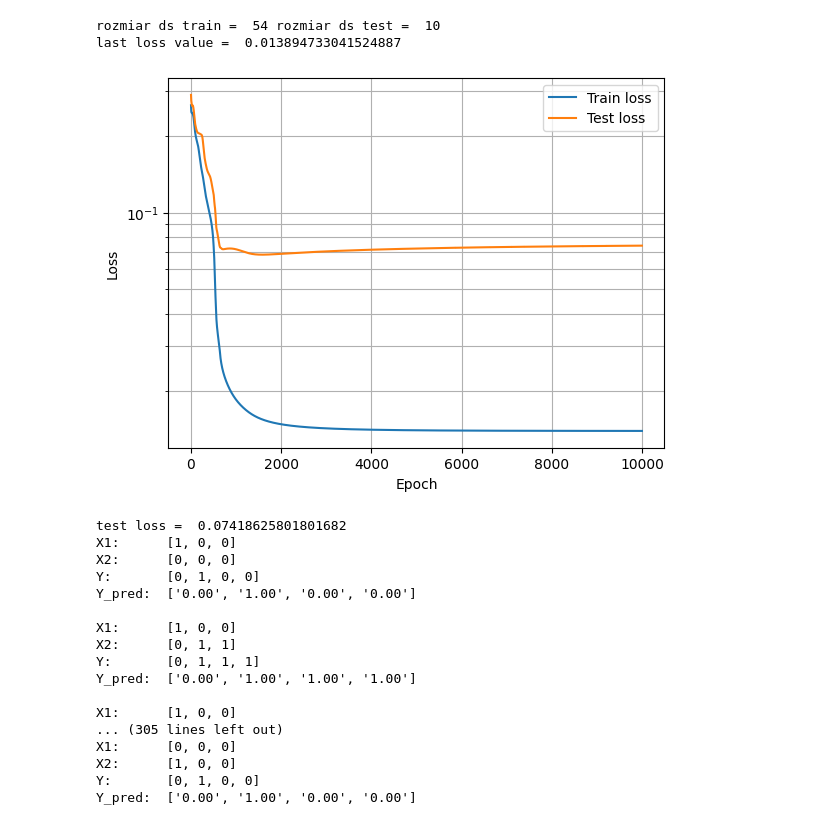
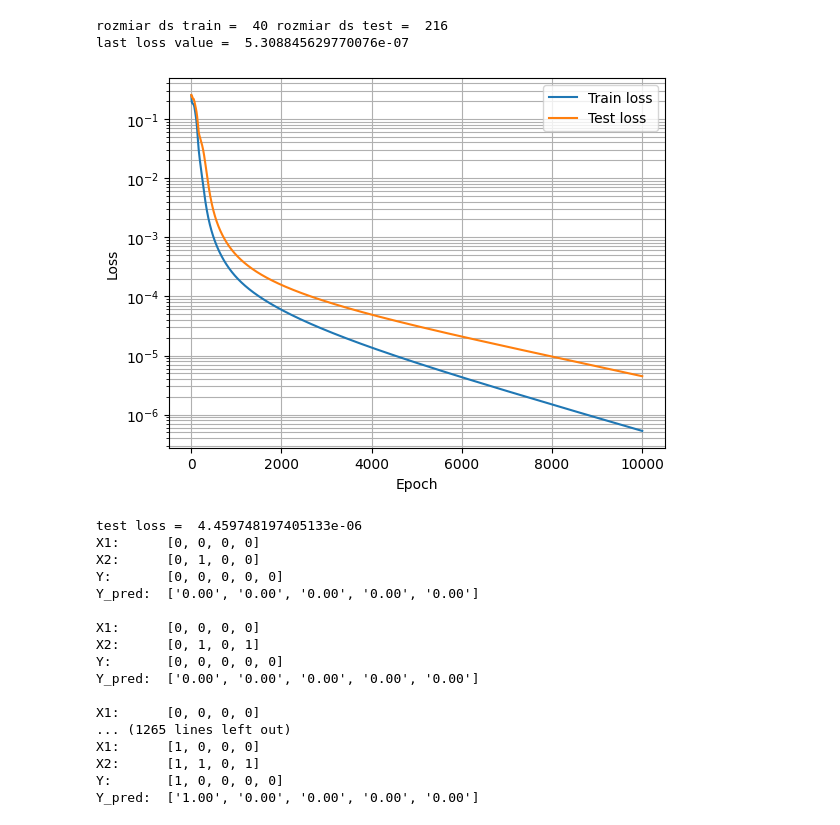
Before and after one commit to ziomek681/MLphys_2026, a Jupyter notebook: 1_Preliminary_problems_neural_network_fundamentals/Addidng.ipynb, the cells around one changed output. Drawn from its saved outputs; the diff is of its cells as text; code cells hidden in the pictures.

```diff
--- a/1_Preliminary_problems_neural_network_fundamentals/Addidng.ipynb
+++ b/1_Preliminary_problems_neural_network_fundamentals/Addidng.ipynb
@@ -194,48 +194,48 @@ def TestModel(model, X, Y):
         print(f"Y_pred:  {[f'{x:.2f}' for x in Y_pred[i].tolist()]}")
         print()
 # %%
-TrainAdding = True
+TrainAdding = False
 
-n = 3 #all input bits
+n = 4 #all input bits
 m = 2 #trained input bits
-k = 0.8 #additional elements from test ds moved to train ds
+k = 0.1 #additional elements from test ds moved to train ds
 
 X_train, Y_add_train, Y_mul_train, X_test, Y_add_test, Y_mul_test = Create_dataset(n, m, k)
 
 print("rozmiar ds train = ", len(X_train), "rozmiar ds test = ", len(X_test))
 
 # define model and learnig scheme
 model = MLP(input_size=2*n, hidden_sizes=[3*n, 3*n], output_size=n+1)
 
 # train
 Epochs = 10000
 lr = 1e-2
 if TrainAdding == True:
     loss, test_loss, model = TrainModel(Epochs, model, X_train, Y_add_train, X_test, Y_add_test, lr)
     TestModel(model, X_test, Y_add_test)
     TestModel(model, X_train, Y_add_train)
 else:
     loss, test_loss, model = TrainModel(Epochs, model, X_train, Y_mul_train, X_test, Y_mul_test, lr)
     TestModel(model, X_test, Y_mul_test)
     TestModel(model, X_train, Y_mul_train)
 # %% [output]
-rozmiar ds train =  54 rozmiar ds test =  10
-last loss value =  0.013894733041524887
+rozmiar ds train =  40 rozmiar ds test =  216
+last loss value =  5.308845629770076e-07
-[figure, old version]
+[figure, new version]
-test loss =  0.07418625801801682
-X1:      [1, 0, 0]
-X2:      [0, 0, 0]
-Y:       [0, 1, 0, 0]
-Y_pred:  ['0.00', '1.00', '0.00', '0.00']
+test loss =  4.459748197405133e-06
+X1:      [0, 0, 0, 0]
+X2:      [0, 1, 0, 0]
+Y:       [0, 0, 0, 0, 0]
+Y_pred:  ['0.00', '0.00', '0.00', '0.00', '0.00']
 
-X1:      [1, 0, 0]
-X2:      [0, 1, 1]
-Y:       [0, 1, 1, 1]
-Y_pred:  ['0.00', '1.00', '1.00', '1.00']
+X1:      [0, 0, 0, 0]
+X2:      [0, 1, 0, 1]
+Y:       [0, 0, 0, 0, 0]
+Y_pred:  ['0.00', '0.00', '0.00', '0.00', '0.00']
 
-X1:      [1, 0, 0]
-... (305 lines left out)
-X1:      [0, 0, 0]
-X2:      [1, 0, 0]
-Y:       [0, 1, 0, 0]
-Y_pred:  ['0.00', '1.00', '0.00', '0.00']
+X1:      [0, 0, 0, 0]
+... (1265 lines left out)
+X1:      [1, 0, 0, 0]
+X2:      [1, 1, 0, 1]
+Y:       [1, 0, 0, 0, 0]
+Y_pred:  ['1.00', '0.00', '0.00', '0.00', '0.00']
```
Also changed, not shown: 2 other files.
